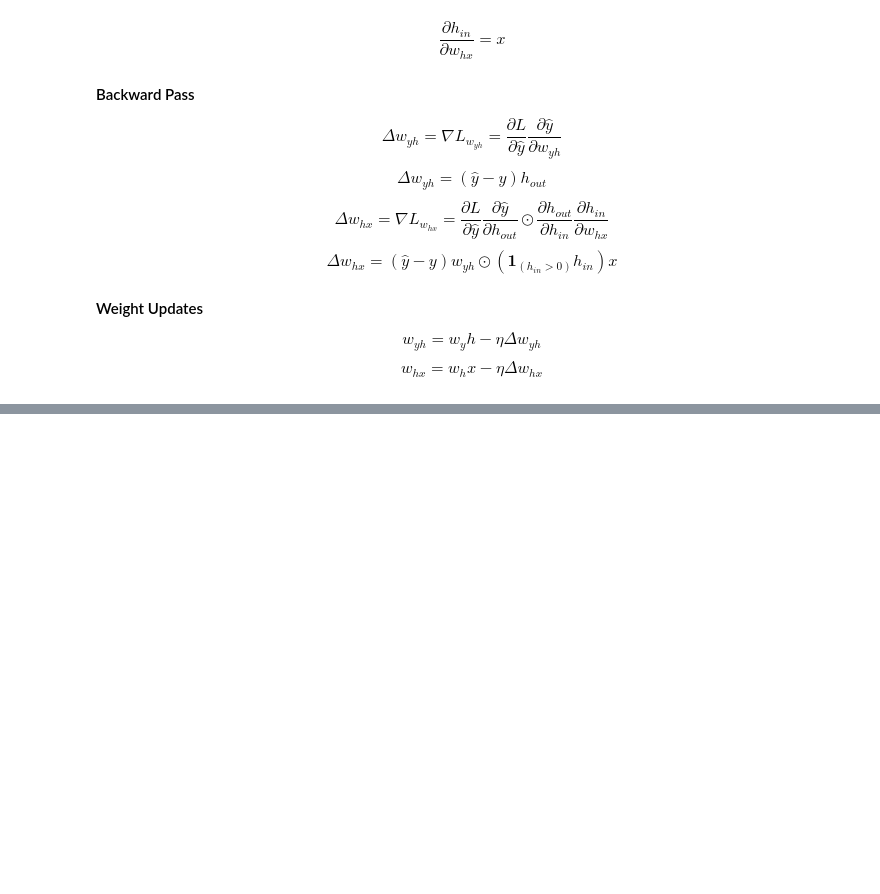
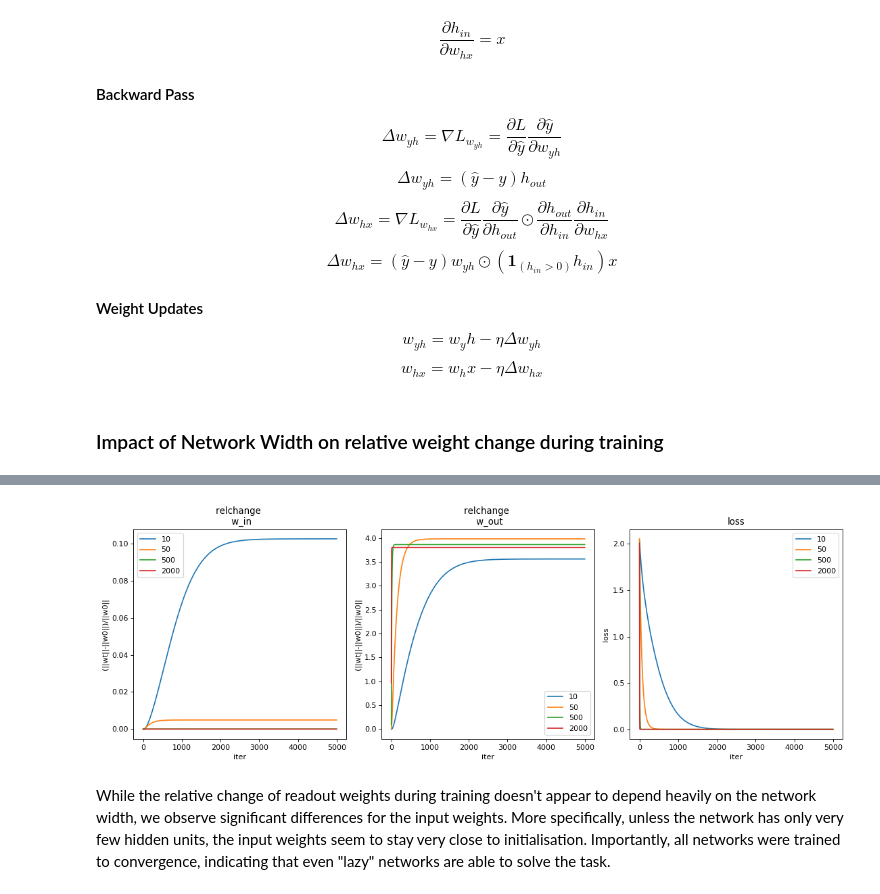
Before and after one commit to TimoFlesch/NeuralTangentKernel, a Jupyter notebook: notes.ipynb, the cells around one changed output, grey strips where cells are left out. Drawn from its saved outputs; the diff is of its cells as text; code cells hidden in the pictures; blank space fills up the shorter version.

```diff
--- a/notes.ipynb
+++ b/notes.ipynb
@@ -348,13 +341,51 @@ def run_simulation(x,y,n_hidden=500,scale_w1=1/np.sqrt(2),scale_w2=1/n_hidden):
         # store loss
         losses.append(l)
     return losses,w_relchange1,w_relchange2
+# %% [markdown]
+### Impact of Network Width on relative weight change during training
 # %%
+# define network parameters
+n_in = 2
+n_out = 1
+n_hidden_all = [5,10,50,500,2000]
+n_runs = 20
+n_iter = 5000
+lrate = 1e-3
+
 # train network with sgd
 all_losses = np.empty((len(n_hidden_all),n_runs,n_iter))
 w_relchange1 = np.empty((len(n_hidden_all),n_runs,n_iter))
 w_relchange2 = np.empty((len(n_hidden_all),n_runs,n_iter))
 for ii, n in enumerate(n_hidden_all):
-    print('network ' + str(ii+1) + ' /' + str(len(n_hidden_all)))
+    print(datetime.now().strftime("%d/%m/%Y %H:%M:%S") + ' - network ' + str(ii+1) + '/' + str(len(n_hidden_all)))
     for jj in range(n_runs):
         all_losses[ii,jj,:],w_relchange1[ii,jj,:],w_relchange2[ii,jj,:] = run_simulation(x,y,n_hidden=n,scale_w1=1/np.sqrt(2),scale_w2=1/n)
+print("done")
+
+
+fig=plt.figure(figsize=(14, 5), dpi= 80, facecolor='w', edgecolor='k')
+lines = []
+for ii in range(len(n_hidden_all)):
+    plt.subplot(1,3,1)
+    plt.plot(np.mean(w_relchange1[ii,:,:],0))
+    plt.title('relchange \n w_in')
+    plt.xlabel('iter')
+    plt.ylabel('(||wt||-||w0||)/||w0||')
+
+    plt.subplot(1,3,2)
+    plt.plot(np.mean(w_relchange2[ii,:,:],0))
+    plt.title('relchange \n w_out')
+    plt.xlabel('iter')
+    plt.ylabel('(||wt||-||w0||)/||w0||')
+
+    plt.subplot(1,3,3)
+    line, = plt.plot(np.mean(all_losses[ii,:,:],0))
+    lines.append(line)
+    plt.title('loss')
+    plt.xlabel('iter')
+    plt.ylabel('loss')
+    plt.tight_layout()
+for ii in range(1,4):
+    plt.subplot(1,3,ii)
+    plt.legend(lines,n_hidden_all)
 # %% [output]
@@ -364,0 +397,3 @@ network 4 /4
+[figure, added]
+# %% [markdown]
+While the relative change of readout weights during training doesn't appear to depend heavily on the network width, we observe significant differences for the input weights. More specifically, unless the network has only very few hidden units, the input weights seem to stay very close to initialisation. Importantly, all networks were trained to convergence, indicating that even "lazy" networks are able to solve the task.
```
Also changed, not shown: parts of 10 cells of this notebook, 3 other files.
